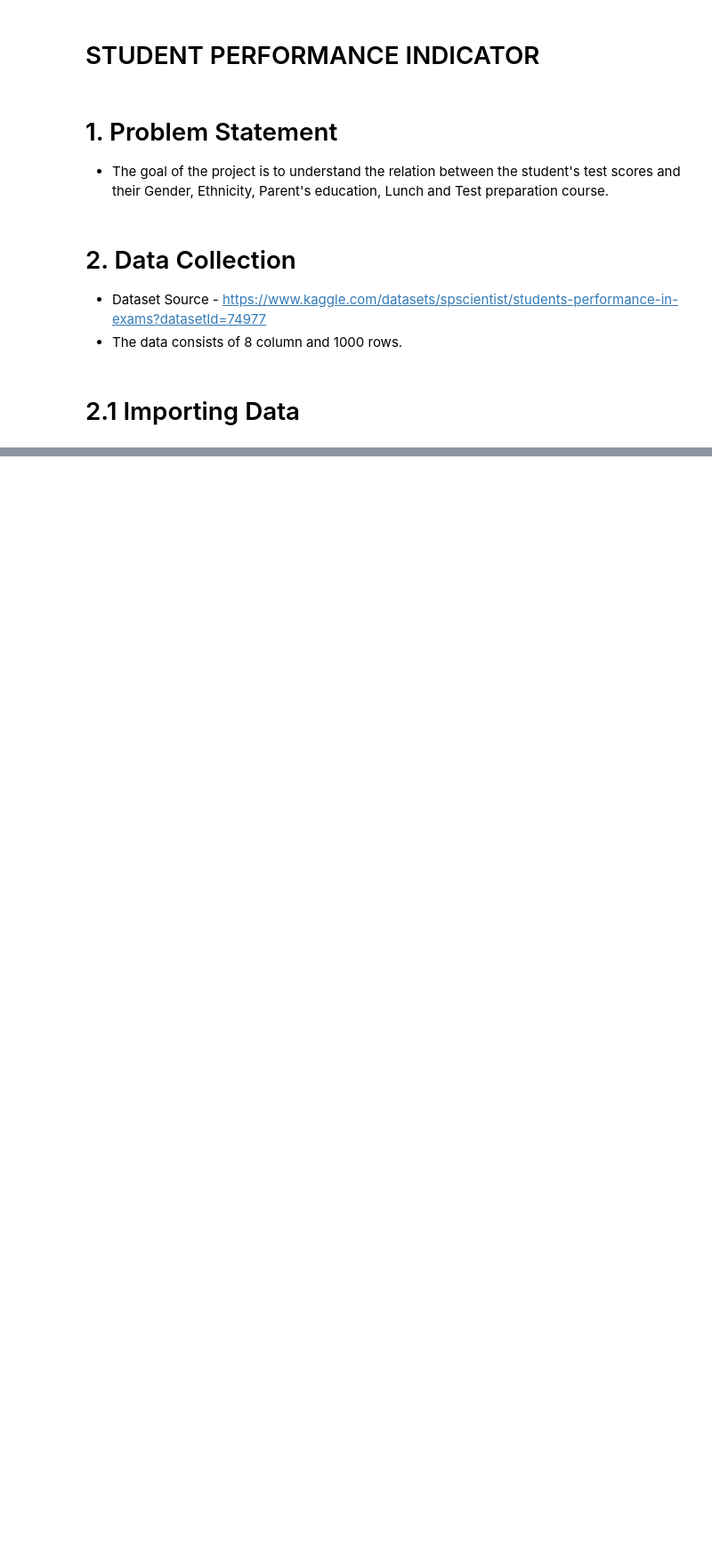
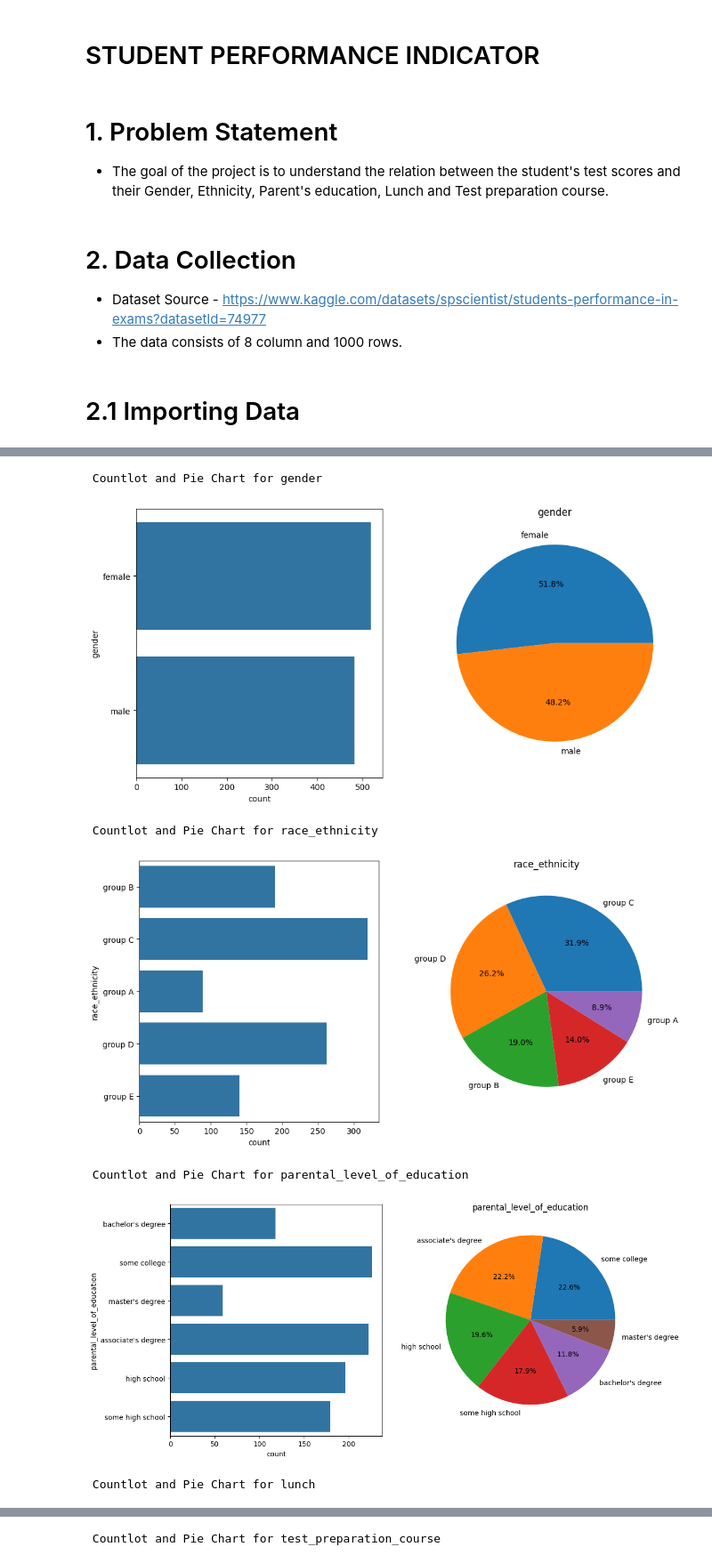
Before and after one commit to mananvijay72/mlproject, a Jupyter notebook: notebook/EDA.ipynb, the cells around one changed output, grey strips where cells are left out. Shown at 89% size. Cells and saved outputs as stored; diff of their text form; code cells hidden in the pictures; blank space fills up the shorter version.

```diff
--- a/notebook/EDA.ipynb
+++ b/notebook/EDA.ipynb
@@ -26,4 +24,4 @@ ModuleNotFoundError: No module named 'pandas'
 # %%
 # loading dataset
 
-df = pd.read_csv(r'data/stud.csv')
+df = pd.read_csv(r'data/student_data.csv')
@@ -35,0 +111,5 @@ helo
+# %%
+# Crearting a list of numeric and categorical columns
+
+numerical_columns = [feature for feature in df.columns if df[feature].dtype != 'O']
+categorical_columns = [feature for feature in df.columns if df[feature].dtype == 'O']
@@ -35,0 +212,9 @@ helo
+# %%
+df['total_score'] = df['math_score'] + df['reading_score'] + df['writing_score']
+
+df['average_score'] = round(df['total_score']/3,2)
+
+numerical_columns = [feature for feature in df.columns if df[feature].dtype != 'O']
+
+
+df.head()
@@ -35,0 +259,21 @@ helo
+# %%
+#Countplot and pie charts for the Categorical features
+
+for feature in categorical_columns:
+
+    fig, (ax1, ax2) = plt.subplots(1, 2, figsize=(12, 6))
+
+
+    sns.countplot(df[feature], ax = ax1)
+    plt.pie(df[feature].value_counts(), labels = df[feature].value_counts().to_dict().keys(), autopct='%1.1f%%')
+    print(f"\n Countlot and Pie Chart for {feature}")
+    plt.title(feature)
+    plt.show()
+# %% [output]
+ Countlot and Pie Chart for gender
+[figure, added]
+ Countlot and Pie Chart for race_ethnicity
+[figure, added]
+ Countlot and Pie Chart for parental_level_of_education
+[figure, added]
+ Countlot and Pie Chart for lunch
@@ -35,0 +281 @@ helo
+ Countlot and Pie Chart for test_preparation_course
```
Also changed, not shown: parts of 42 cells of this notebook.
